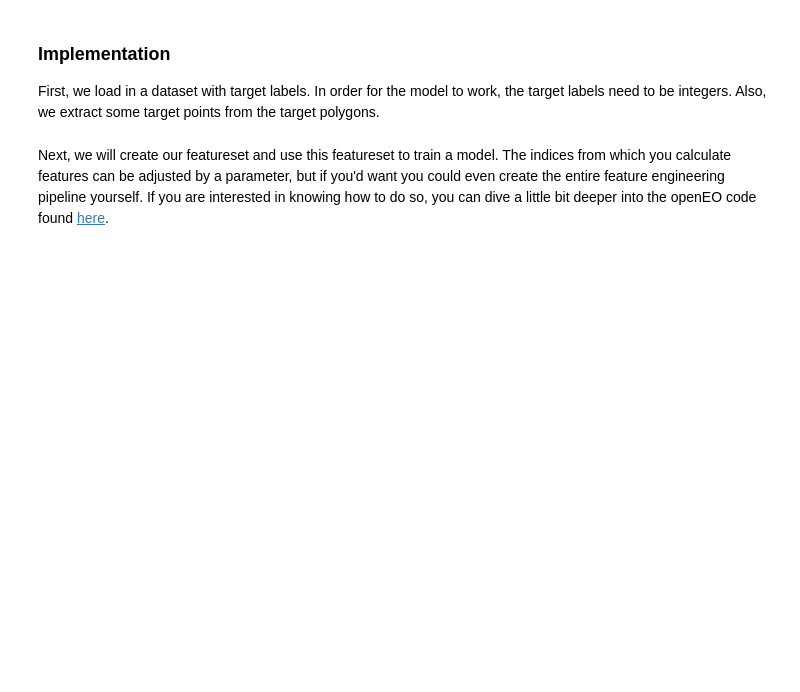
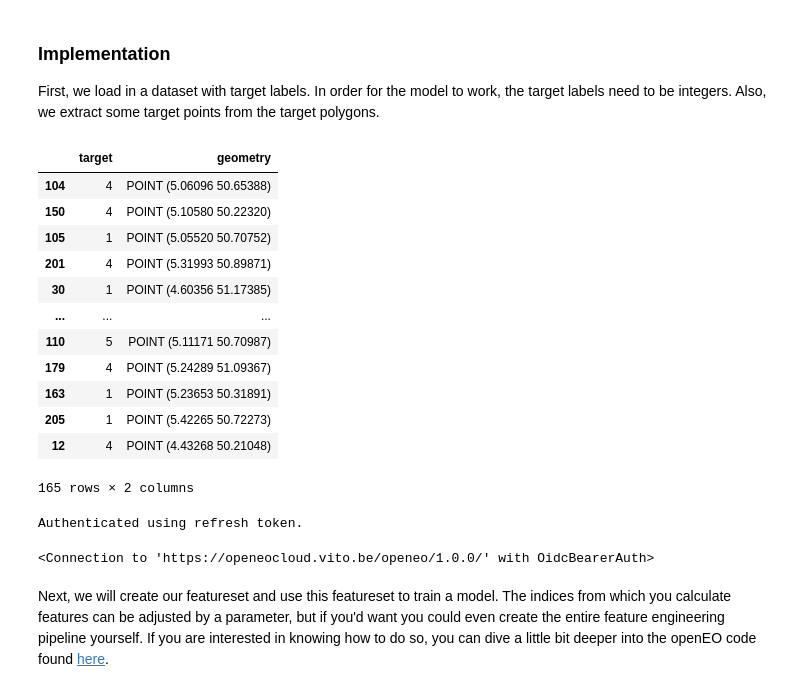
Before and after one commit to openEOPlatform/sample-notebooks, a Jupyter notebook: Dynamic land cover mapping.ipynb, the cells around one changed output. Drawn from its saved outputs; the diff is of its cells as text; code cells hidden in the pictures; blank space fills up the shorter version.

```diff
--- a/Dynamic land cover mapping.ipynb
+++ b/Dynamic land cover mapping.ipynb
@@ -50,5 +55,31 @@ y = gpd.read_file("https://artifactory.vgt.vito.be/auxdata-public/openeo/LUCAS_2
 y["geometry"] = y["geometry"].apply(lambda x: x.centroid)
 y["LC1"] = y["LC1"].apply(lambda x: ord(x[0])-65)
 y_train, y_test = train_test_split(y, test_size=0.25, random_state=333)
+# %%
+y_train["target"] = y_train.LC1
+y_train = y_train[['target','geometry']]
+y_test["target"] = y_test.LC1
+y_test = y_test[['target','geometry']]
+y_train
+# %% [output]
+|  | target | geometry |
+| 104 | 4 | POINT (5.06096 50.65388) |
+| 150 | 4 | POINT (5.10580 50.22320) |
+| 105 | 1 | POINT (5.05520 50.70752) |
+| 201 | 4 | POINT (5.31993 50.89871) |
+| 30 | 1 | POINT (4.60356 51.17385) |
+| ... | ... | ... |
+| 110 | 5 | POINT (5.11171 50.70987) |
+| 179 | 4 | POINT (5.24289 51.09367) |
+| 163 | 1 | POINT (5.23653 50.31891) |
+| 205 | 1 | POINT (5.42265 50.72273) |
+| 12 | 4 | POINT (4.43268 50.21048) |
+165 rows × 2 columns
+# %%
+c=openeo.connect("openeo.cloud")
+c.authenticate_oidc("egi-legacy")
+# %% [output]
+Authenticated using refresh token.
+<Connection to 'https://openeocloud.vito.be/openeo/1.0.0/' with OidcBearerAuth>
 # %% [markdown]
 Next, we will create our featureset and use this featureset to train a model. The indices from which you calculate features can be adjusted by a parameter, but if you'd want you could even create the entire feature engineering pipeline yourself. If you are interested in knowing how to do so, you can dive a little bit deeper into the openEO code found [here](https://github.com/openEOPlatform/openeo-classification/blob/main/src/openeo_classification/features.py).
```
Also changed, not shown: parts of 11 cells of this notebook.
